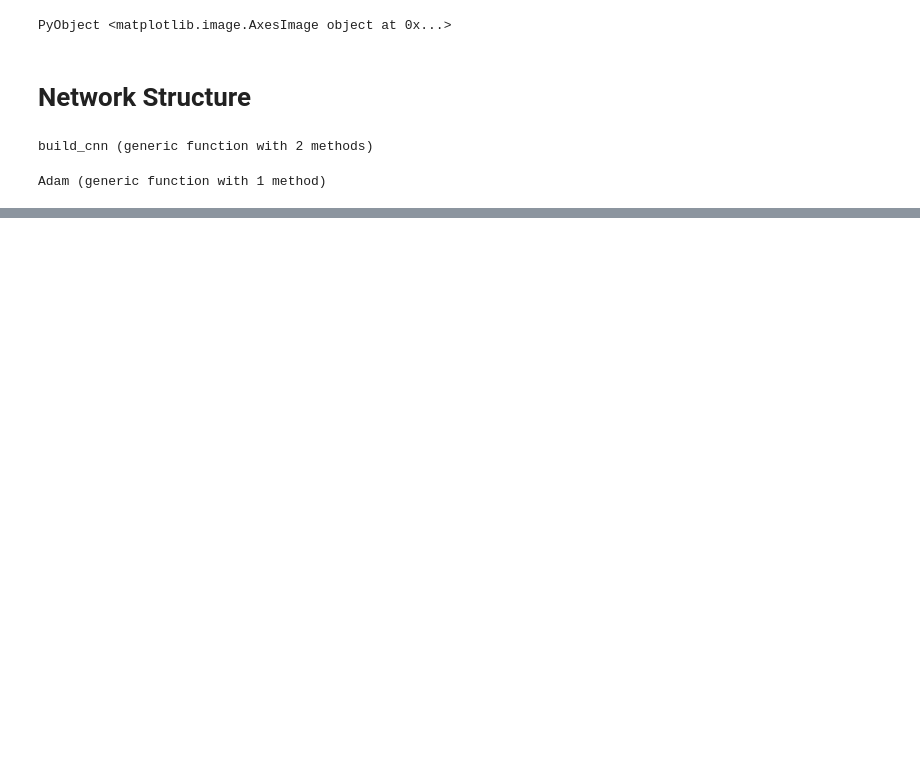
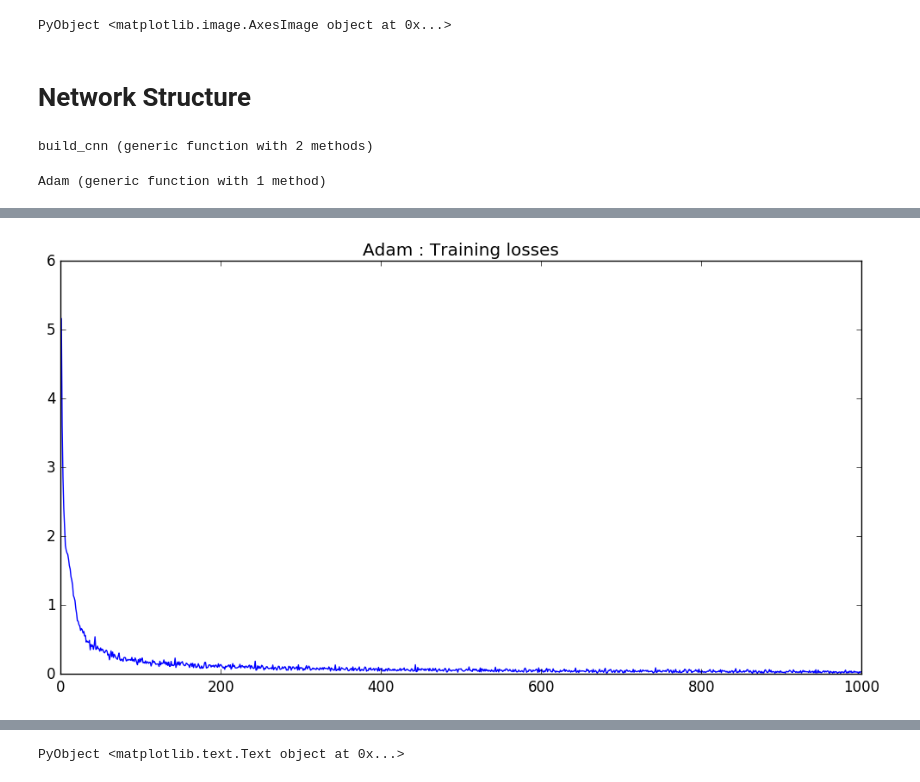
Before and after one commit to stevenygd/NN.jl, a Jupyter notebook: examples/MNIST ConvNet.ipynb, the cells around one changed output, grey strips where cells are left out. Drawn from its saved outputs; the diff is of its cells as text; code cells hidden in the pictures; blank space fills up the shorter version.

```diff
--- a/examples/MNIST ConvNet.ipynb
+++ b/examples/MNIST ConvNet.ipynb
@@ -147,7 +147,7 @@ function Adam(net::SequentialNet, train_set, validation_set;
                             v_hat = v / (1. - beta_2^iter)
 
                             # Update gradients
-                            p = p - 0.01 * m_hat ./ (sqrt(v_hat) + 1e-4)
+                            p = p - lrSchedule(epo) * m_hat ./ (sqrt(v_hat) + 1e-4)
 
                             # store the things back
                             param[j] = p
@@ -193,8 +193,8 @@ epo_losses, epo_accu, val_losses, val_accu, all_losses = Adam(
     ttl_epo = 10, batch_size = batch_size,
     lrSchedule = x -> 0.001, verbose=1
 )
+
 figure(figsize=(12,6))
 plot(1:length(all_losses), all_losses)
 title("Adam : Training losses")
-show()
 # %% [output]
@@ -205,0 +210 @@ Epo 5 [177.75508289s] has loss :0.23834845649125574             accuracy : 0.95
+[figure, added]
@@ -207,3 +212,4 @@ LoadError: InterruptException:
+PyObject <matplotlib.text.Text object at 0x...>
 # %%
 train_loss, pred = forward(net, teX, teY; deterministics = true)
 N = size(teX)[4]
```
Also changed, not shown: parts of 6 cells of this notebook, 3 other files.
